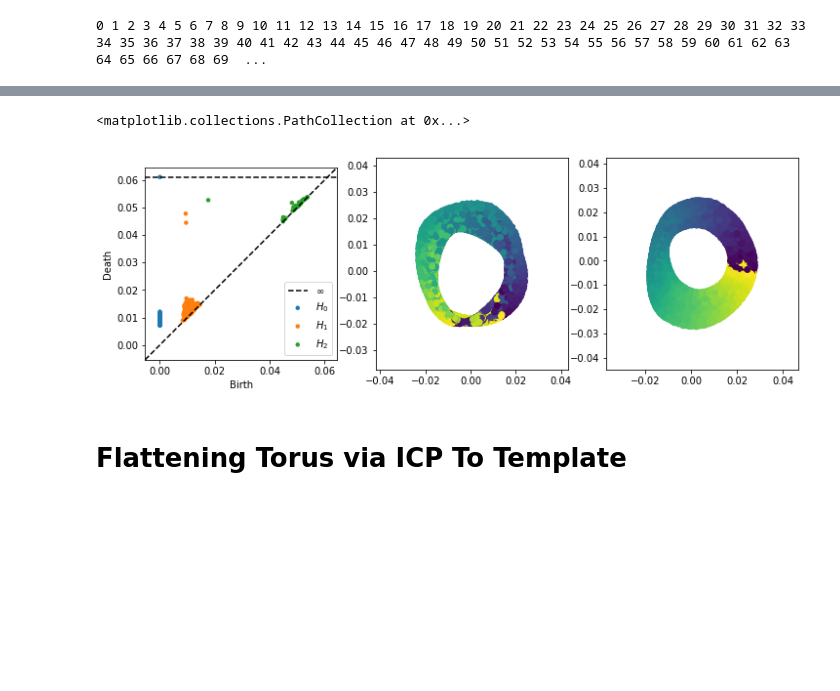
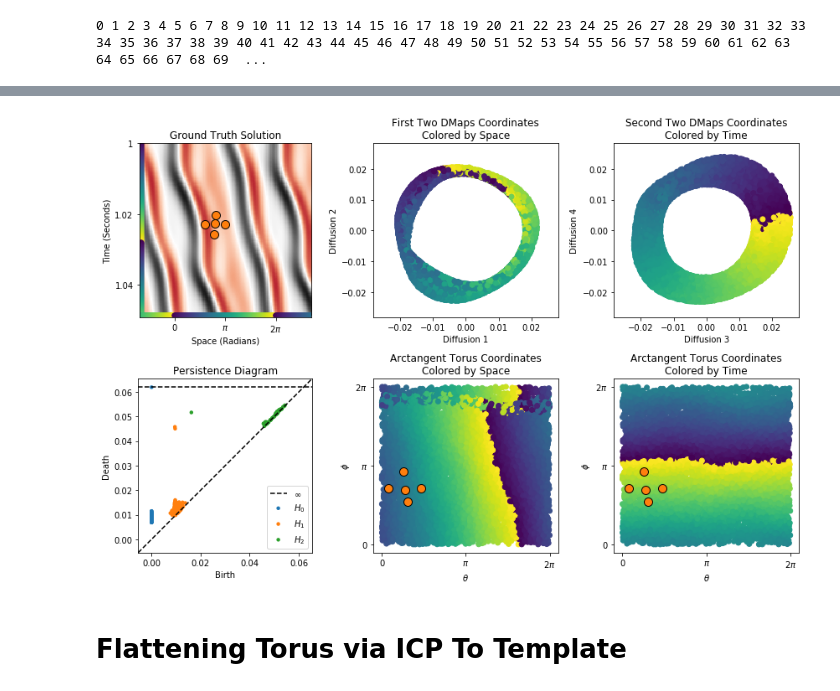
Before and after one commit to ctralie/DynamicsSynchronization, a Jupyter notebook: notebooks/RotatedPatches.ipynb, the cells around one changed output, grey strips where cells are left out. Cells and saved outputs as stored; diff of their text form; code cells hidden in the pictures; blank space fills up the shorter version.

```diff
--- a/notebooks/RotatedPatches.ipynb
+++ b/notebooks/RotatedPatches.ipynb
@@ -92,15 +122,68 @@ print(thresh)
-# %%
-## Plot the diffusion maps results alongside the persistence diagram
-plt.figure(figsize=(12, 4))
-plt.subplot(131)
-plot_dgms(dgms)
-plt.subplot(132)
-plt.scatter(Y[:, 0], Y[:, 1], c=ks.xcoords, cmap='viridis')
-plt.subplot(133)
-plt.scatter(Y[:, 2], Y[:, 3], c=ks.tcoords, cmap='viridis')
-# %% [output]
-<matplotlib.collections.PathCollection at 0x...>
-[figure, removed]
+# %%
+## Do a rudimentary estimate of torus coordinates using the arctangent
+## of the first two dmaps coordinates and the second two dmaps coordinates
+## (we will refine this later with diffusion maps)
+theta = np.arctan2(Y[:, 1], Y[:, 0])
+phi = np.arctan2(Y[:, 3], Y[:, 2])
+# %%
+## Plot the diffusion maps results alongside the persistence diagram
+
+# Pick an example point to show the stencil
+dstencil = 10
+poss = np.array([[0, 0], [-dstencil, 0], [dstencil, 0], [0, -dstencil], [0, dstencil]])
+xpos = poss[:, 0] + 40
+tpos = poss[:, 1] + 80
+idx = np.argmin(np.abs(ks.Xs[:, None]-xpos[None, :])+np.abs(ks.Ts[:, None]-tpos[None, :]), axis=0)
+c = 'C1'
+
+sz = np.max(np.abs(Y[:, 0:4]))*1.1
+plt.figure(figsize=(12, 8))
+plt.subplot(231)
+ks.drawSolutionImage()
+plt.title("Ground Truth Solution")
+plt.scatter(ks.Xs[idx], ks.Ts[idx], 100, c=c, edgecolors='k')
+plt.subplot(232)
+plt.scatter(Y[:, 0], Y[:, 1], c=ks.xcoords, cmap='viridis')
+plt.xlabel("Diffusion 1")
+plt.ylabel("Diffusion 2")
+plt.xlim([-sz, sz])
+plt.ylim([-sz, sz])
+#plt.axis('equal')
+plt.title("First Two DMaps Coordinates\nColored by Space")
+plt.subplot(233)
+plt.xlabel("Diffusion 3")
+plt.ylabel("Diffusion 4")
+plt.xlim([-sz, sz])
+plt.ylim([-sz, sz])
+#plt.axis('equal')
+plt.title("Second Two DMaps Coordinates\nColored by Time")
+plt.scatter(Y[:, 2], Y[:, 3], c=ks.tcoords, cmap='viridis')
+
+plt.subplot(235)
+plt.scatter(theta, phi, c=ks.xcoords, cmap='viridis')
+plt.scatter(theta[idx], phi[idx], 100, c=c, edgecolors='k')
+plt.xlabel("$\\theta$")
+plt.ylabel("$\\phi$")
+plt.xticks([-np.pi, 0, np.pi], ["0", "$\\pi$", "$2 \\pi$"])
+plt.yticks([-np.pi, 0, np.pi], ["0", "$\\pi$", "$2 \\pi$"])
+plt.title("Arctangent Torus Coordinates\nColored by Space")
+
+plt.subplot(236)
+plt.scatter(theta, phi, c=ks.tcoords, cmap='viridis')
+plt.scatter(theta[idx], phi[idx], 100, c=c, edgecolors='k')
+plt.xlabel("$\\theta$")
+plt.ylabel("$\\phi$")
+plt.xticks([-np.pi, 0, np.pi], ["0", "$\\pi$", "$2 \\pi$"])
+plt.yticks([-np.pi, 0, np.pi], ["0", "$\\pi$", "$2 \\pi$"])
+plt.title("Arctangent Torus Coordinates\nColored by Time")
+plt.subplot(234)
+plot_dgms(dgms)
+plt.title("Persistence Diagram")
+
+plt.tight_layout()
+plt.savefig("DMapsArctan.svg", bbox_inches='tight')
+# %% [output]
+[figure, added]
 # %% [markdown]
 # Flattening Torus via ICP To Template
 # %%
```
Also changed, not shown: parts of 12 cells of this notebook, 4 other files.
